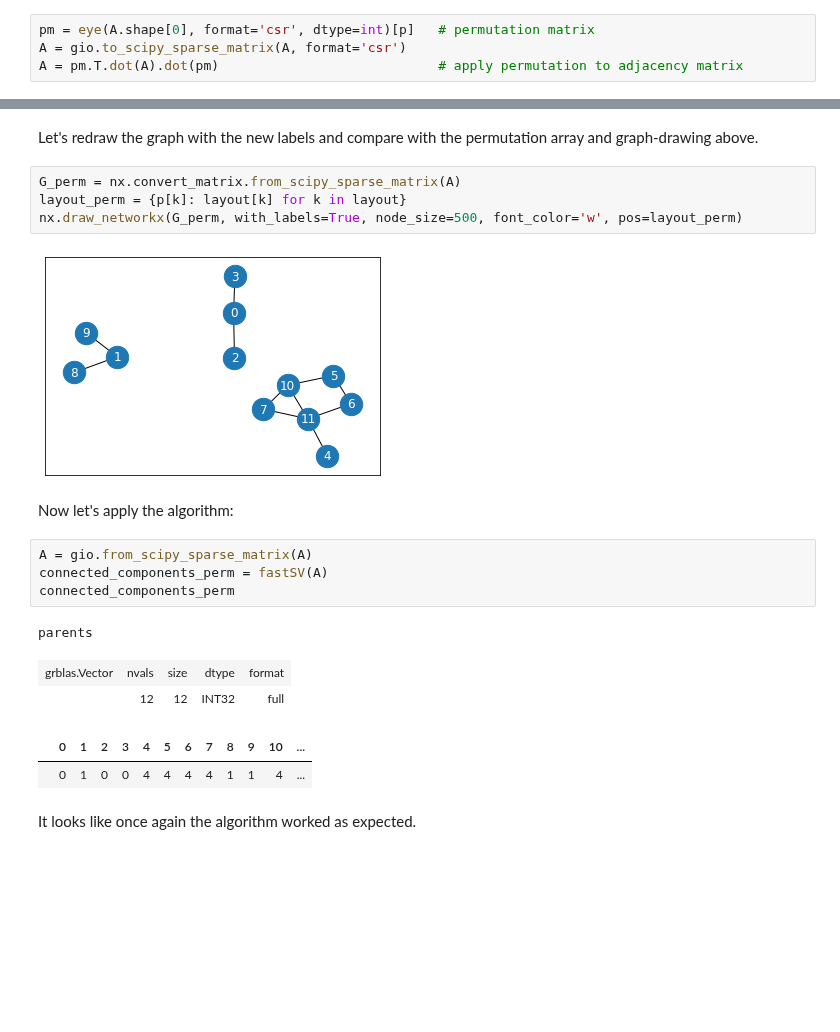
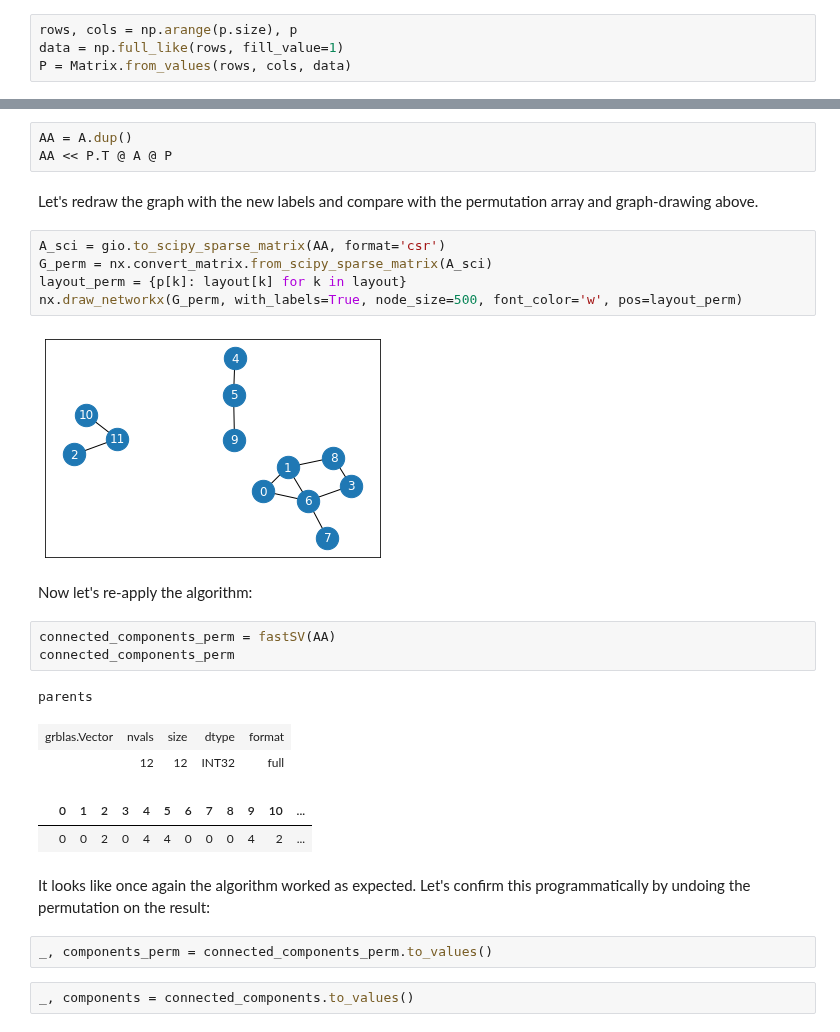
Before and after one commit to python-graphblas/python-graphblas, a Jupyter notebook: notebooks/Connected Components -- FastSV.ipynb, the cells around one changed output, grey strips where cells are left out. Saved outputs shown, nothing was run; the diff lists cells and outputs as text; blank space fills up the shorter version.

Commit message:
added a bit more permutation-related stuff

```diff
--- a/notebooks/Connected Components -- FastSV.ipynb
+++ b/notebooks/Connected Components -- FastSV.ipynb
@@ -279,4 +293,4 @@ I do not know if GraphBLAS provides primitives for permuting vertex labels.  It
 # %%
-pm = eye(A.shape[0], format='csr', dtype=int)[p]   # permutation matrix
-A = gio.to_scipy_sparse_matrix(A, format='csr')
-A = pm.T.dot(A).dot(pm)                            # apply permutation to adjacency matrix
+rows, cols = np.arange(p.size), p
+data = np.full_like(rows, fill_value=1)
+P = Matrix.from_values(rows, cols, data)
@@ -283,22 +326,29 @@ A = pm.T.dot(A).dot(pm)                            # apply permutation to adjace
+# %%
+AA = A.dup()
+AA << P.T @ A @ P
 # %% [markdown]
 Let's redraw the graph with the new labels and compare with the permutation array and graph-drawing above.
 # %%
-G_perm = nx.convert_matrix.from_scipy_sparse_matrix(A)
+A_sci = gio.to_scipy_sparse_matrix(AA, format='csr')
+G_perm = nx.convert_matrix.from_scipy_sparse_matrix(A_sci)
 layout_perm = {p[k]: layout[k] for k in layout}
 nx.draw_networkx(G_perm, with_labels=True, node_size=500, font_color='w', pos=layout_perm)
 # %% [output]
-[figure, old version]
+[figure, new version]
 # %% [markdown]
-Now let's apply the algorithm:
+Now let's re-apply the algorithm:
 # %%
-A = gio.from_scipy_sparse_matrix(A)
-connected_components_perm = fastSV(A)
+connected_components_perm = fastSV(AA)
 connected_components_perm
 # %% [output]
 parents
 | grblas.Vector | nvals | size | dtype | format |
 |  | 12 | 12 | INT32 | full |
 |  | 0 | 1 | 2 | 3 | 4 | 5 | 6 | 7 | 8 | 9 | 10 | ... |
-|  | 0 | 1 | 0 | 0 | 4 | 4 | 4 | 4 | 1 | 1 | 4 | ... |
+|  | 0 | 0 | 2 | 0 | 4 | 4 | 0 | 0 | 0 | 4 | 2 | ... |
 # %% [markdown]
-It looks like once again the algorithm worked as expected.
+It looks like once again the algorithm worked as expected.  Let's confirm this programmatically by undoing the permutation on the result:
+# %%
+_, components_perm = connected_components_perm.to_values()
+# %%
+_, components = connected_components.to_values()
```
Also changed, not shown: parts of 19 cells of this notebook.
